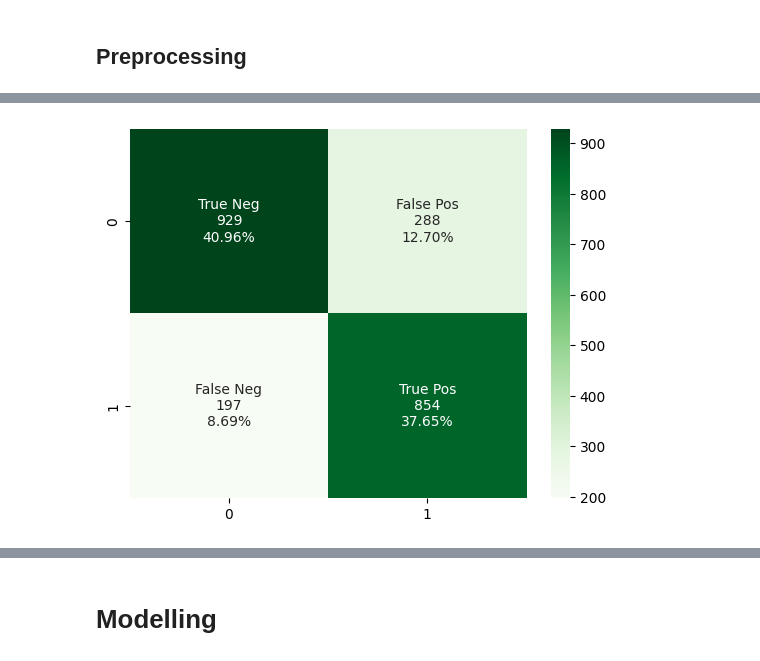
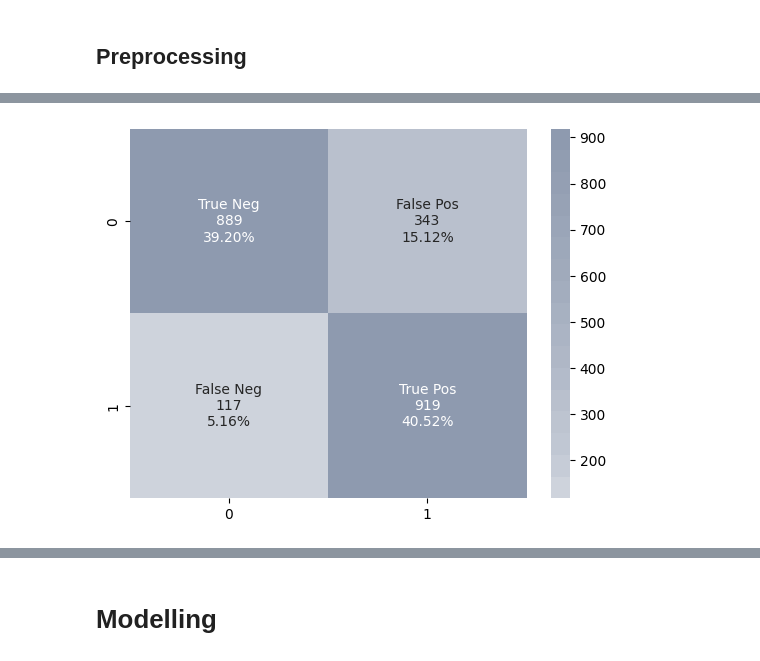
Before and after one commit to scheinmensch/Infringement_Detection_on_Airbnb, a Jupyter notebook: notebooks/Modelling.ipynb, the cells around one changed output, grey strips where cells are left out. Cells and saved outputs as stored; diff of their text form; code cells hidden in the pictures.

```diff
--- a/notebooks/Modelling.ipynb
+++ b/notebooks/Modelling.ipynb
@@ -173,9 +257,6 @@ def license(license):
         return 0
     else:
         return 0
-# %%
-X_train['license'] = X_train['license'].fillna('no')
-X_test['license'] = X_test['license'].fillna('no')
 # %%
 X_train['license'] = X_train.apply(lambda row: license(row['license']), axis=1)
 X_test['license'] = X_test.apply(lambda row: license(row['license']), axis=1)
@@ -192,0 +287,4 @@ cat_features
+# %%
+num_features = list(X_train.columns[X_train.dtypes!=object])
+num_features.remove('host_since')
+num_features
@@ -193,9 +307,14 @@ cat_features
+# %%
+num_pipeline = Pipeline([
+    ('std_scaler', StandardScaler())
+])
 # %%
 cat_pipeline = Pipeline([
     ('1hot', OneHotEncoder(handle_unknown='ignore'))
 ])
 # %%
 preprocessor = ColumnTransformer([
+    ('num', num_pipeline, num_features),
     ('cat', cat_pipeline, cat_features)
 ])
 # %% [markdown]
@@ -297,16 +425,17 @@ Precision: 0.75
 # %%
+%matplotlib inline
 cfm_bl = confusion_matrix(y_test, y_test_predicted_bl)
 group_names = ['True Neg','False Pos','False Neg','True Pos']
 group_counts = ['{0:0.0f}'.format(value) for value in
                 cfm_bl.flatten()]
 group_percentages = ['{0:.2%}'.format(value) for value in
                      cfm_bl.flatten()/np.sum(cfm_bl)]
 labels = [f'{v1}\n{v2}\n{v3}' for v1, v2, v3 in
           zip(group_names,group_counts,group_percentages)]
 labels = np.asarray(labels).reshape(2,2)
-sns.heatmap(cfm_bl, annot=labels, fmt='', cmap='Greens');
+sns.heatmap(cfm_bl, annot=labels, fmt='', cmap=c2);
 # %% [output]
-[figure, old version]
+[figure, new version]
 # %%
 y_test_proba_bl = baselinemodel.predict_proba(X_test)
 # %%
```
Also changed, not shown: parts of 56 cells of this notebook, 3 other files.
